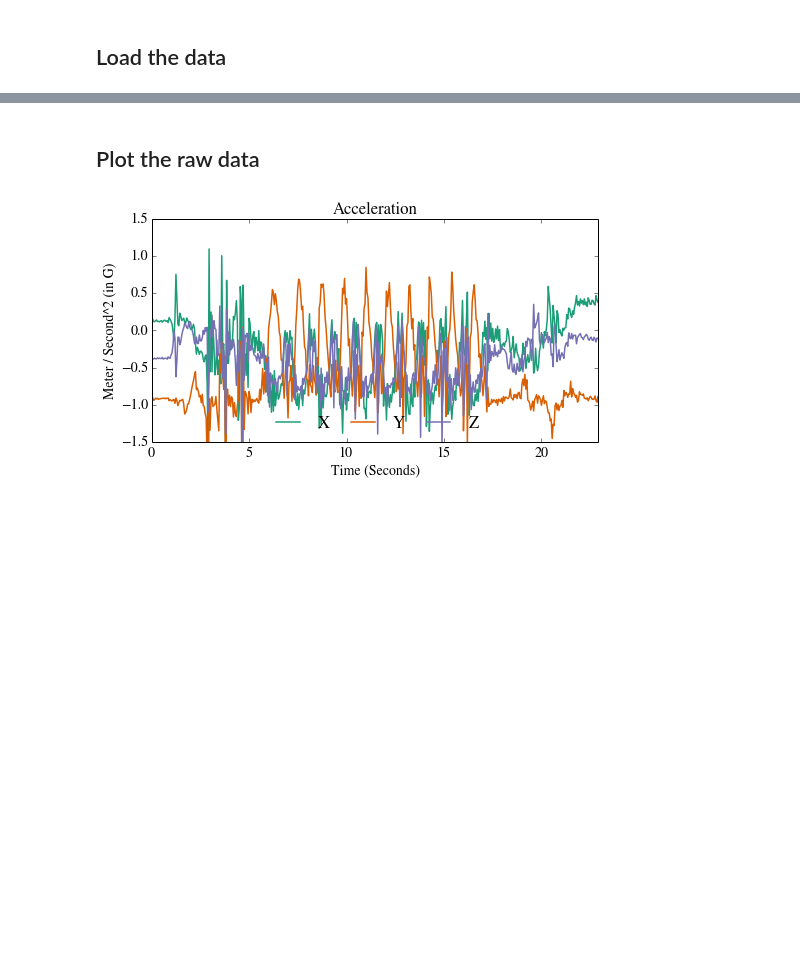
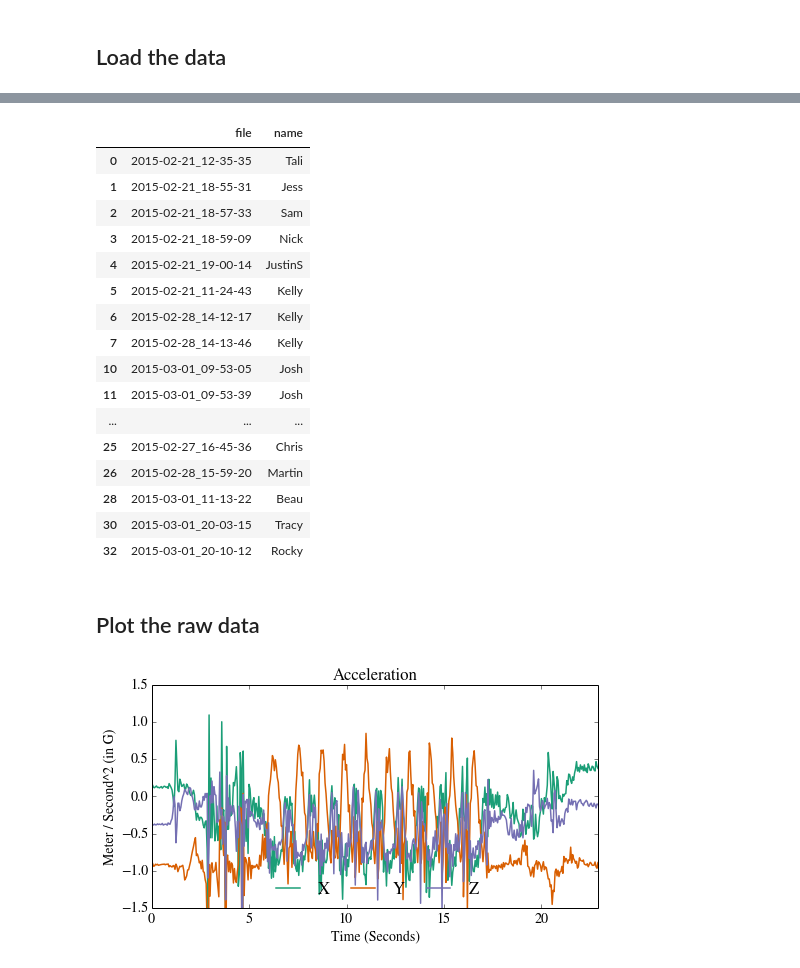
Before and after one commit to kellygwiseman/workout_buddy, a Jupyter notebook: notebooks/push_up.ipynb, the cells around one changed output, grey strips where cells are left out. Drawn from its saved outputs; the diff is of its cells as text; code cells hidden in the pictures; blank space fills up the shorter version.

```diff
--- a/notebooks/push_up.ipynb
+++ b/notebooks/push_up.ipynb
@@ -16,3 +23,27 @@ info = pd.read_csv('../data/pushup_info_test.csv', dtype=types)
+# %%
+cond1 = info['stance'] == 'normal'
+cond2 = info['hertz'] == 20
+file_list = info[cond1&cond2][['file','name']]
+# %%
+file_list
+# %% [output]
+|  | file | name |
+| 0 | 2015-02-21_12-35-35 | Tali |
+| 1 | 2015-02-21_18-55-31 | Jess |
+| 2 | 2015-02-21_18-57-33 | Sam |
+| 3 | 2015-02-21_18-59-09 | Nick |
+| 4 | 2015-02-21_19-00-14 | JustinS |
+| 5 | 2015-02-21_11-24-43 | Kelly |
+| 6 | 2015-02-28_14-12-17 | Kelly |
+| 7 | 2015-02-28_14-13-46 | Kelly |
+| 10 | 2015-03-01_09-53-05 | Josh |
+| 11 | 2015-03-01_09-53-39 | Josh |
+| ... | ... | ... |
+| 25 | 2015-02-27_16-45-36 | Chris |
+| 26 | 2015-02-28_15-59-20 | Martin |
+| 28 | 2015-03-01_11-13-22 | Beau |
+| 30 | 2015-03-01_20-03-15 | Tracy |
+| 32 | 2015-03-01_20-10-12 | Rocky |
 # %%
 df = pd.read_csv('../data/sensor/2015-03-01_11-13-22.csv')
 #df = pd.read_csv('../data/sensor/2015-03-01_11-11-36c.csv')
```
Also changed, not shown: parts of 2 cells of this notebook.
